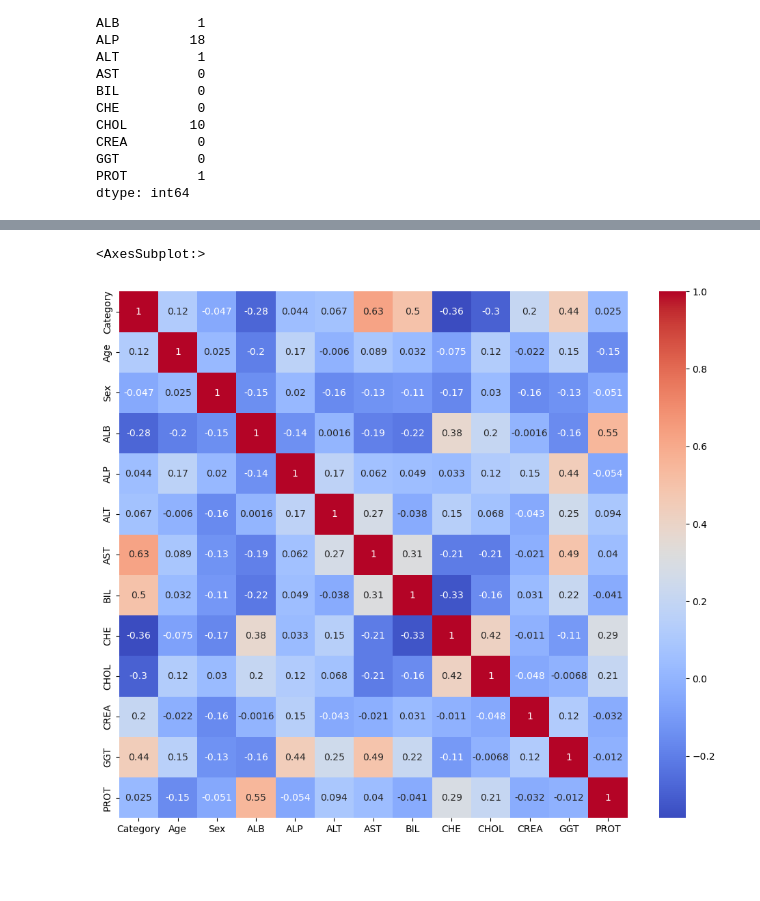
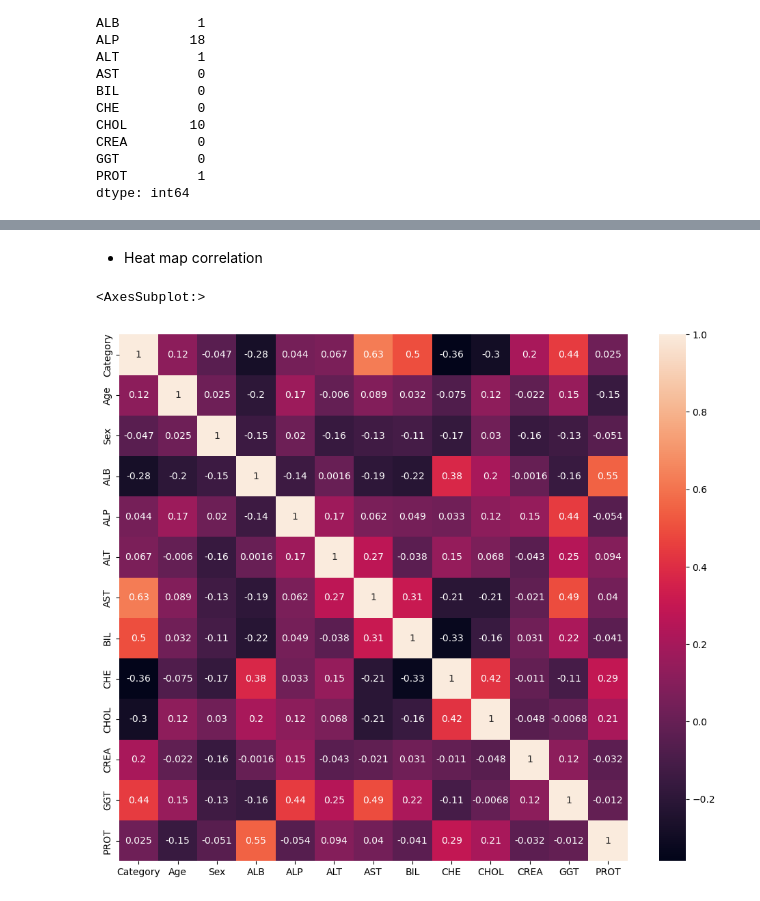
Before and after one commit to winggs7/DataMiningProject, a Jupyter notebook: Preprocessing/hepatitisc.ipynb, the cells around one changed output, grey strips where cells are left out. Cells and saved outputs as stored; diff of their text form; code cells hidden in the pictures; blank space fills up the shorter version.

Commit message:
Update data analysis

```diff
--- a/Preprocessing/hepatitisc.ipynb
+++ b/Preprocessing/hepatitisc.ipynb
@@ -13,7 +30,7 @@ ModuleNotFoundError: No module named 'pandas'
 # %% [markdown]
 # Load data
 # %%
-data = pd.read_csv("../Data/HepatitisCdata.csv")
+data = pd.read_csv("/kaggle/input/hepatitis-c-dataset/HepatitisCdata.csv")
 data
 # %% [output]
 |  | Unnamed: 0 | Category | Age | Sex | ALB | ALP | ALT | AST | BIL | CHE | CHOL | ... |
@@ -132,9 +361,11 @@ dtype: float64
+# %% [markdown]
+* Heat map correlation
 # %%
 fig, ax = plt.subplots(figsize=(12, 10))
 sns.heatmap(data.corr(), annot=True,
-            cmap='coolwarm',
+#             cmap='blue',
             ax = ax
            )
 # %% [output]
 <AxesSubplot:>
-[figure, old version]
+[figure, new version]
```
Also changed, not shown: parts of 43 cells of this notebook.
